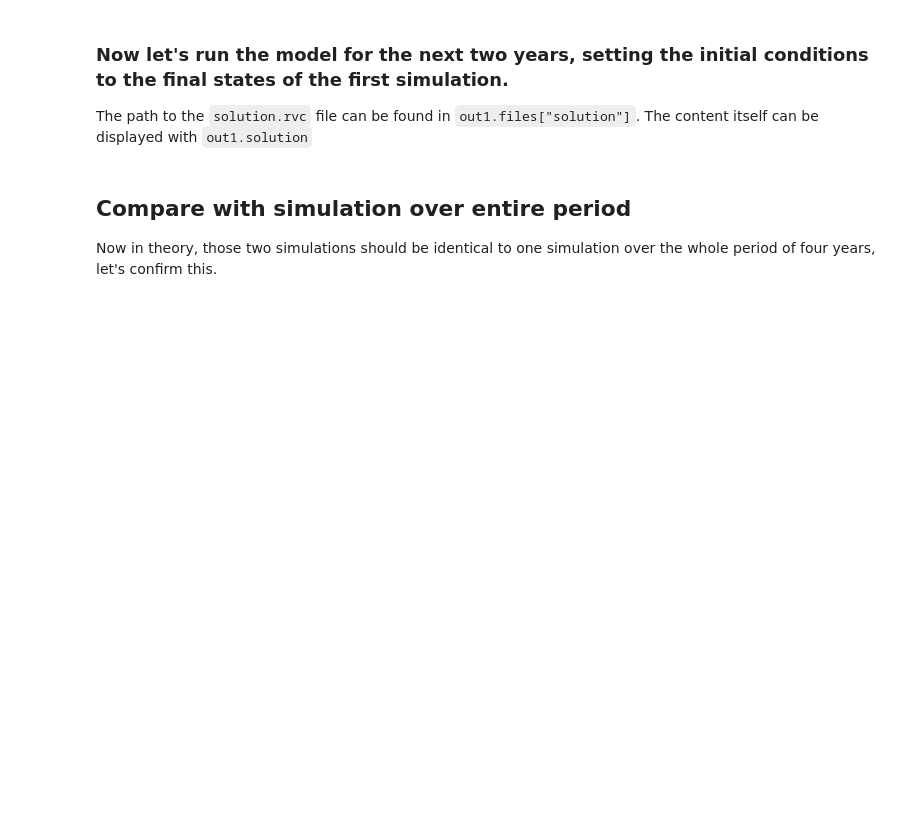
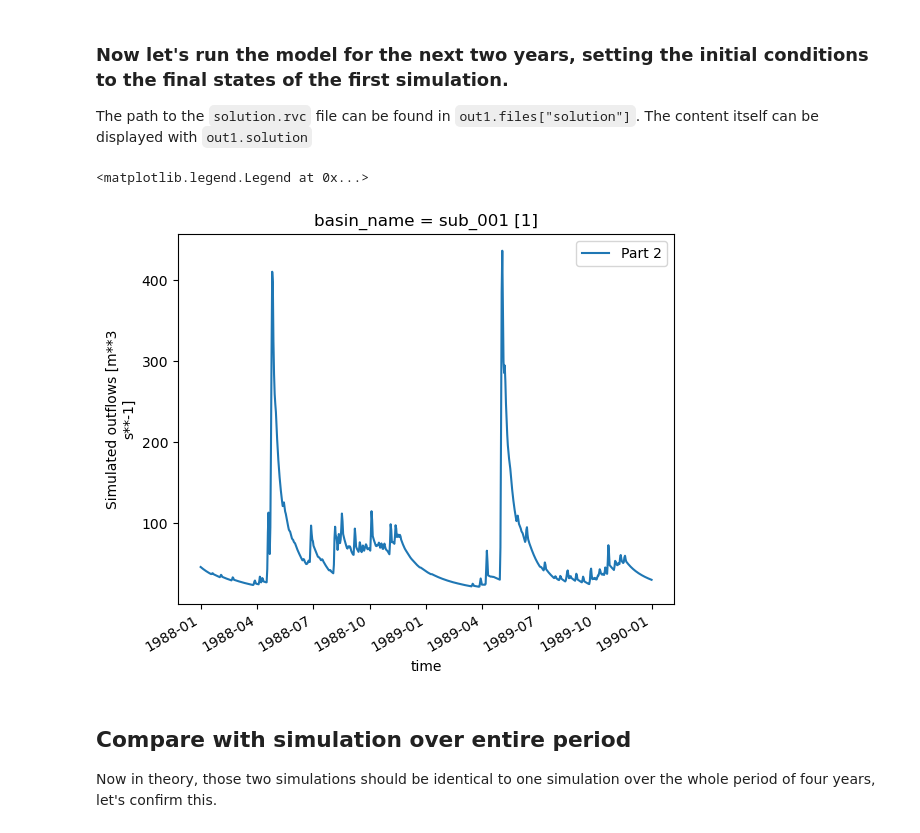
Before and after one commit to CSHS-CWRA/RavenPy, a Jupyter notebook: docs/notebooks/07_Making_and_using_hotstart_files.ipynb, the cells around one changed output. Cells and saved outputs as stored; diff of their text form; code cells hidden in the pictures; blank space fills up the shorter version.

```diff
--- a/docs/notebooks/07_Making_and_using_hotstart_files.ipynb
+++ b/docs/notebooks/07_Making_and_using_hotstart_files.ipynb
@@ -92,18 +96,21 @@ The content itself can be displayed with `out1.solution`
 # %%
 # The path to the solution (final model states)
 hotstart = out1.files["solution"]
 
 # Configure and run the model, this time with the next two years first 3 years (1988-1990).
 conf2 = config.set_solution(hotstart)
 conf2.start_date = dt.datetime(1988, 1, 1)
 conf2.end_date = dt.datetime(1990, 1, 1)
 conf2.run_name = "part_2"
 
-out2 = Emulator(config=conf2, workdir="/tmp/run_results_NB7_part_2").run(overwrite=True)
+out2 = Emulator(config=conf2).run()
 
 # Plot the model output
 out2.hydrograph.q_sim.plot(label="Part 2")
 plt.legend()
+# %% [output]
+<matplotlib.legend.Legend at 0x...>
+[figure, added]
 # %% [markdown]
 ## Compare with simulation over entire period
 
```
Also changed, not shown: parts of 4 cells of this notebook, 11 other files.
